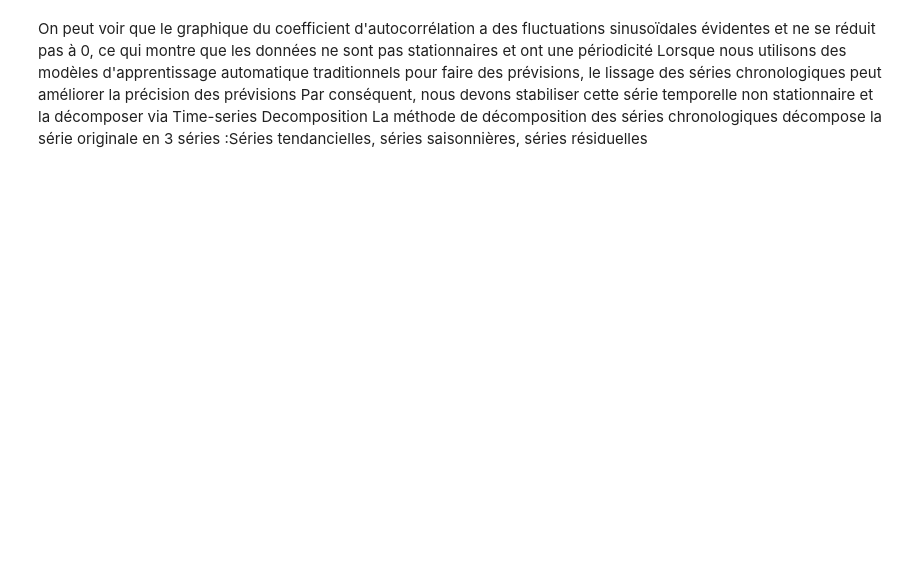
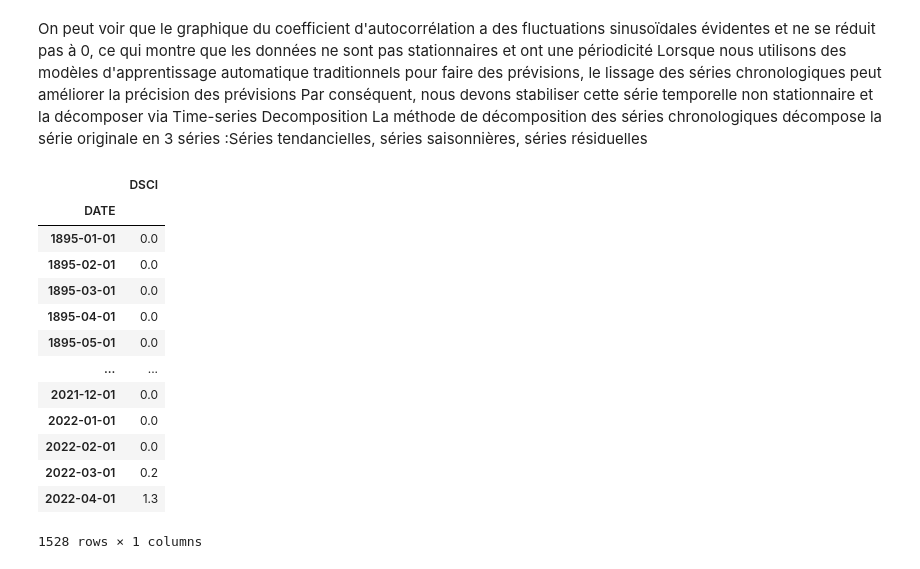
Before and after one commit to Menamot/SY09_Project, a Jupyter notebook: code/Week1.ipynb, the cells around one changed output. Saved outputs shown, nothing was run; the diff lists cells and outputs as text; code cells hidden in the pictures; blank space fills up the shorter version.

```diff
--- a/code/Week1.ipynb
+++ b/code/Week1.ipynb
@@ -170,6 +172,23 @@ On peut voir que le graphique du coefficient d'autocorrélation a des fluctuatio
 Lorsque nous utilisons des modèles d'apprentissage automatique traditionnels pour faire des prévisions, le lissage des séries chronologiques peut améliorer la précision des prévisions
 Par conséquent, nous devons stabiliser cette série temporelle non stationnaire et la décomposer via Time-series Decomposition
 La méthode de décomposition des séries chronologiques décompose la série originale en 3 séries :Séries tendancielles, séries saisonnières, séries résiduelles
+# %%
+x
+# %% [output]
+|  | DSCI |
+| DATE |  |
+| 1895-01-01 | 0.0 |
+| 1895-02-01 | 0.0 |
+| 1895-03-01 | 0.0 |
+| 1895-04-01 | 0.0 |
+| 1895-05-01 | 0.0 |
+| ... | ... |
+| 2021-12-01 | 0.0 |
+| 2022-01-01 | 0.0 |
+| 2022-02-01 | 0.0 |
+| 2022-03-01 | 0.2 |
+| 2022-04-01 | 1.3 |
+1528 rows × 1 columns
 # %%
 from statsmodels.tsa.seasonal import seasonal_decompose
 
```
Also changed, not shown: parts of 5 cells of this notebook, 1 other file.
